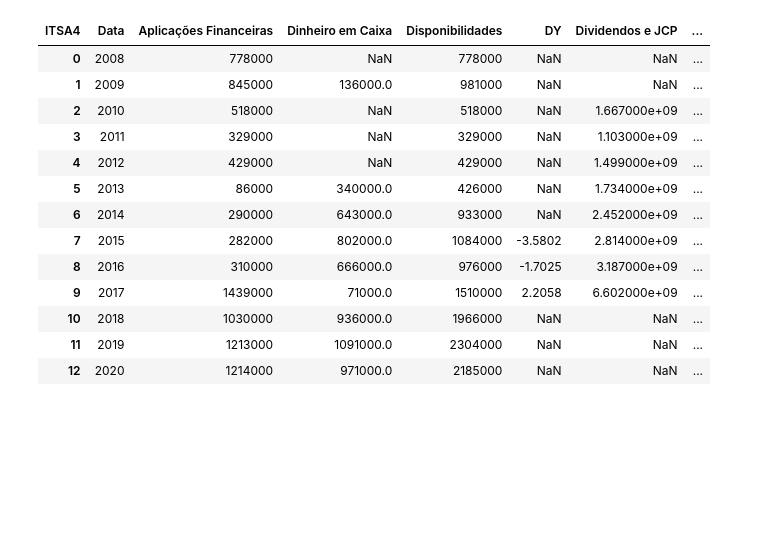
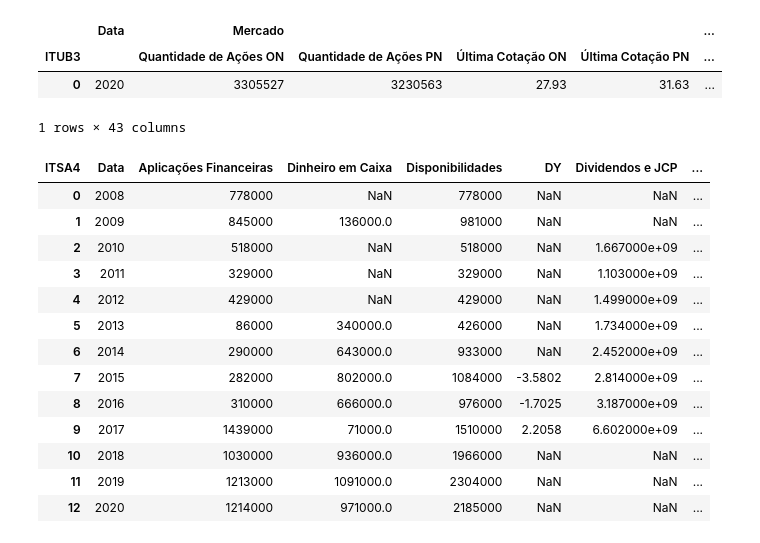
Before and after one commit to CardosoJr/investing, a Jupyter notebook: Extractors/fundamentus/testing.ipynb, the cells around one changed output. Saved outputs shown, nothing was run; the diff lists cells and outputs as text; code cells hidden in the pictures; blank space fills up the shorter version.

```diff
--- a/Extractors/fundamentus/testing.ipynb
+++ b/Extractors/fundamentus/testing.ipynb
@@ -10,3 +26,11 @@ import advfn
+# %%
+result = advfn.get_fundamentos("ITUB3", year = 2020)
+result
+# %% [output]
+|  | Data | Mercado |  |  |  | ... |
+| ITUB3 |  | Quantidade de Ações ON | Quantidade de Ações PN | Última Cotação ON | Última Cotação PN | ... |
+| 0 | 2020 | 3305527 | 3230563 | 27.93 | 31.63 | ... |
+1 rows × 43 columns
 # %%
 df = pd.DataFrame.from_dict(result, orient = 'index')
 # %%
```
Also changed, not shown: parts of 4 cells of this notebook, 5 other files.
